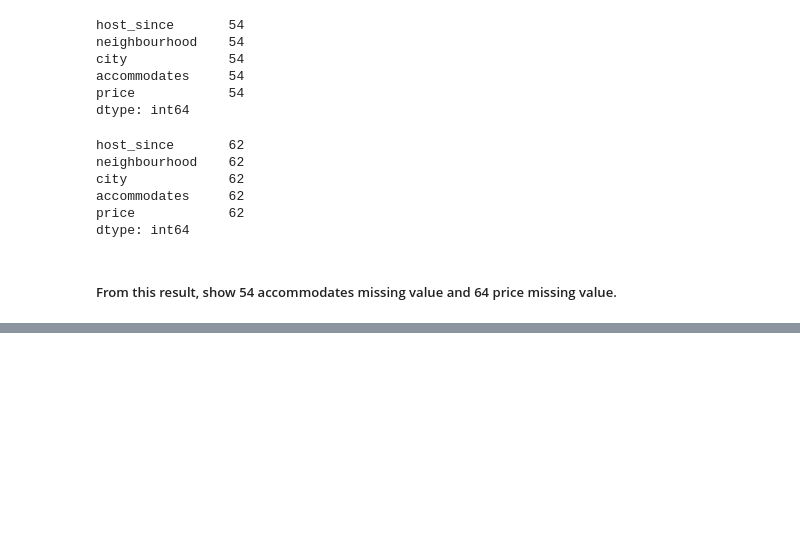
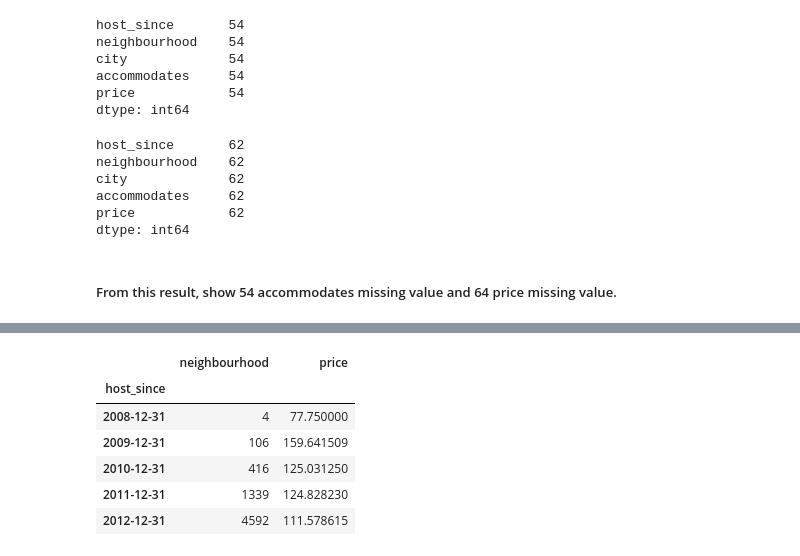
Before and after one commit to novicecoder205/Portfolio-Project-2_AirBnB-Analyze-SQL, a Jupyter notebook: AirBNB Analysis.ipynb, the cells around one changed output, grey strips where cells are left out. Drawn from its saved outputs; the diff is of its cells as text; code cells hidden in the pictures; blank space fills up the shorter version.

```diff
--- a/AirBNB Analysis.ipynb
+++ b/AirBNB Analysis.ipynb
@@ -121,0 +201,19 @@ dtype: int64
+# %%
+paris_Listings_over_time = (
+    paris_Listings
+    .set_index("host_since")
+    .resample("Y")
+    .agg({
+        "neighbourhood": "count",
+        "price": "mean"
+         })
+)
+paris_Listings_over_time.head()
+# %% [output]
+|  | neighbourhood | price |
+| host_since |  |  |
+| 2008-12-31 | 4 | 77.750000 |
+| 2009-12-31 | 106 | 159.641509 |
+| 2010-12-31 | 416 | 125.031250 |
+| 2011-12-31 | 1339 | 124.828230 |
+| 2012-12-31 | 4592 | 111.578615 |
```
Also changed, not shown: parts of 8 cells of this notebook.
